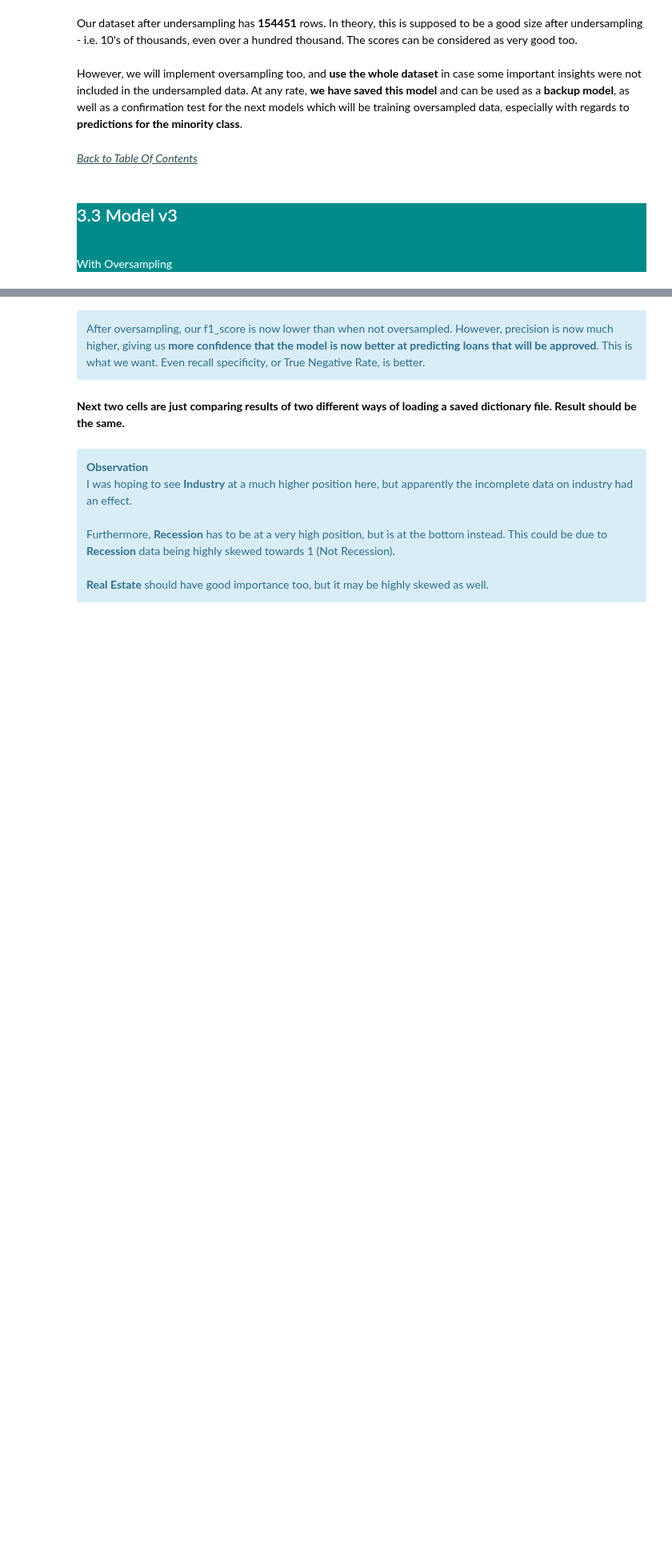
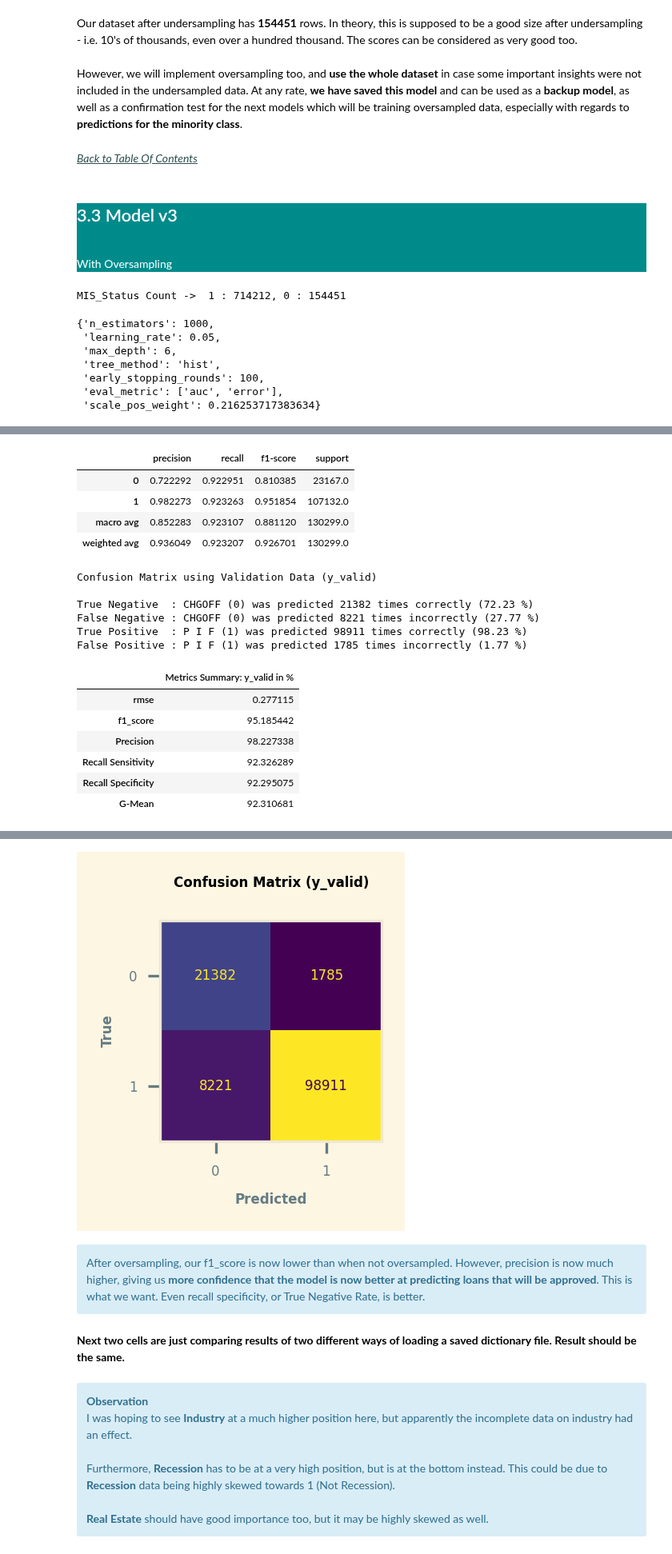
Before and after one commit to josephramon/Python-DA-Portfolio, a Jupyter notebook: sba-xgboost-model.ipynb, the cells around one changed output, grey strips where cells are left out. Shown at 80% size. Drawn from its saved outputs; the diff is of its cells as text; code cells hidden in the pictures; blank space fills up the shorter version.

```diff
--- a/sba-xgboost-model.ipynb
+++ b/sba-xgboost-model.ipynb
@@ -321,6 +360,17 @@ class process_model():
         self.y_valid, self.y_test = None, None
 
         self.xg_model = None
+
+        '''
+        Since we are using XGBoost, instead of resampling imbalanced data, we can also
+        set the scale_pos_weight hyperparameter of XGBoost to indicate that the dataset has
+        a certain ratio of positive and negative classes and XGBoost will take care of the
+        rest. For example, if we have 40,000 positive and 2,000 negative samples, if we want
+        to train our XGBoost classifier on this dataset we would set the value of
+        scale_pos_weight to be 40,000/2,000 = 20.
+        '''
+        # this will be updated if we call the method upd_pos_weight below, after splitting data
+        self.scale_pos_weight = 0
 
         print(f'MIS_Status Count ->  1 : {Counter(y)[1]}, 0 : {Counter(y)[0]}')
 
@@ -457,6 +507,14 @@ class process_model():
                 'X_valid':self.X_valid, 'y_valid':self.y_valid,
                 'X_test':self.X_test, 'y_test':self.y_test}
 
+
+    # Method to update scale_pos_weight
+    def upd_pos_weight(self):
+        if len(self.X_train) > 0:
+            # negative / positive
+            self.scale_pos_weight = Counter(self.y)[0] / Counter(self.y)[1]
+
+
     # Method to run model
     # desc - description of metrics report
     def prep_run_model(self, desc='Metrics', cmDisplay=False, PipeLine_flag = False,
@@ -464,6 +522,10 @@ class process_model():
                                'tree_method':tree_method, 'early_stopping_rounds':100,
                                'eval_metric':['auc','error']},
                                prt_acc = False):
+
+        if self.scale_pos_weight > 0:
+            hyperparams['scale_pos_weight'] = self.scale_pos_weight
+            display(hyperparams)
 
         # from XGBoost 1.6, early_stopping_rounds and eval_metric are now under parameters,
         # and deprecated from fit() method.
@@ -1483,7 +1590,12 @@ def RunModelv3():
 
     model3 = process_model(X, y)
     model3.split_data(0.7)
+    '''
+    Here, we can choose to oversample, or just use scale_pos_weight hyperparameter of XGBoost.
+    Oversampling edges out the scale_pos_weight by a small margin, so we just use oversample.
+    '''
     model3.osample(os_data=[1,0,0])
+    #model3.upd_pos_weight()
 
     model3.X, model3.y = None, None
     del X, y
@@ -1499,3 +1611,12 @@ def RunModelv3():
     return model3_results
 
 model3_results = RunModelv3()
+# %% [output]
+MIS_Status Count ->  1 : 714212, 0 : 154451
+{'n_estimators': 1000,
+ 'learning_rate': 0.05,
+ 'max_depth': 6,
+ 'tree_method': 'hist',
+ 'early_stopping_rounds': 100,
+ 'eval_metric': ['auc', 'error'],
+ 'scale_pos_weight': 0.216253717383634}
@@ -1501,0 +1637,18 @@ model3_results = RunModelv3()
+|  | precision | recall | f1-score | support |
+| 0 | 0.722292 | 0.922951 | 0.810385 | 23167.0 |
+| 1 | 0.982273 | 0.923263 | 0.951854 | 107132.0 |
+| macro avg | 0.852283 | 0.923107 | 0.881120 | 130299.0 |
+| weighted avg | 0.936049 | 0.923207 | 0.926701 | 130299.0 |
+Confusion Matrix using Validation Data (y_valid)
+
+True Negative  : CHGOFF (0) was predicted 21382 times correctly (72.23 %)
+False Negative : CHGOFF (0) was predicted 8221 times incorrectly (27.77 %)
+True Positive  : P I F (1) was predicted 98911 times correctly (98.23 %)
+False Positive : P I F (1) was predicted 1785 times incorrectly (1.77 %)
+|  | Metrics Summary: y_valid in % |
+| rmse | 0.277115 |
+| f1_score | 95.185442 |
+| Precision | 98.227338 |
+| Recall Sensitivity | 92.326289 |
+| Recall Specificity | 92.295075 |
+| G-Mean | 92.310681 |
@@ -1502,3 +1657,4 @@ model3_results = RunModelv3()
+[figure, added]
 # %% [markdown]
 <div class="alert alert-block alert-info">
 After oversampling, our f1_score is now lower than when not oversampled.  However, precision is now much higher, giving us <b>more confidence that the model is now better at predicting loans that will be approved</b>. This is what we want.  Even recall specificity, or True Negative Rate, is better.
```
Also changed, not shown: parts of 13 cells of this notebook.
